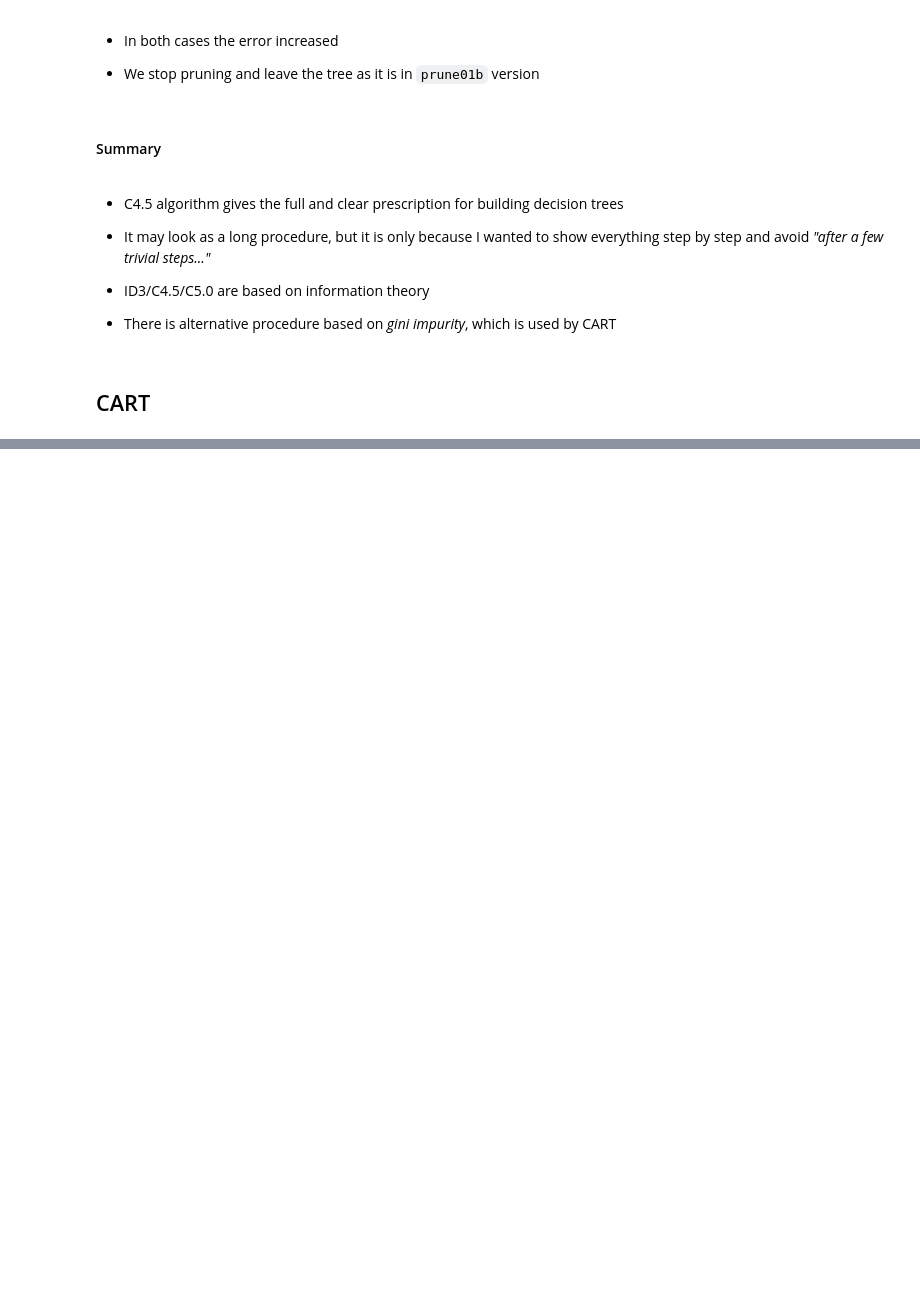
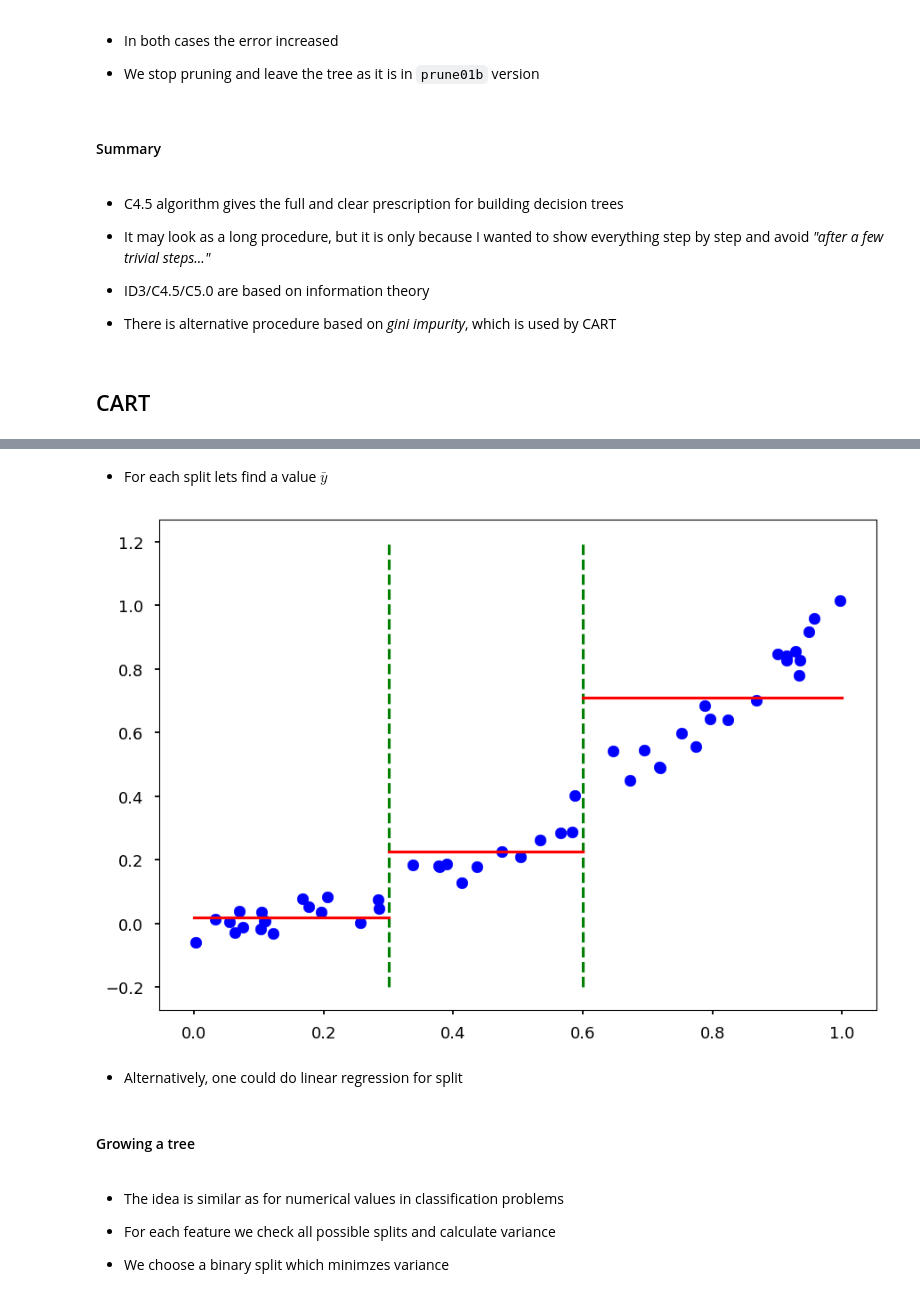
Before and after one commit to TomaszGolan/introduction_to_machine_learning, a Jupyter notebook: docs/notebooks/introduction_to_machine_learning_02_dt.ipynb, the cells around one changed output, grey strips where cells are left out. Saved outputs shown, nothing was run; the diff lists cells and outputs as text; code cells hidden in the pictures; blank space fills up the shorter version.

```diff
--- a/docs/notebooks/introduction_to_machine_learning_02_dt.ipynb
+++ b/docs/notebooks/introduction_to_machine_learning_02_dt.ipynb
@@ -1350,0 +1619,40 @@ accuracy(orange_valid, tree_prune02b)
+# %% [markdown]
+* For each split lets find a value $\bar y$
+# %%
+def avg(X, Y, x_min, x_max):
+  """Return the average value in (x_min, x_max) range"""
+  n = 0    # number of samples in given split
+  avg = 0  # average value
+
+  for x, y in zip(X, Y):
+    if x >= x_min and x < x_max:
+      n += 1
+      avg += y
+
+  return avg / n
+# %%
+plt.scatter(X, Y, color='b')
+
+plt.plot([0.3, 0.3], [-0.2, 1.2], 'g--')
+plt.plot([0.6, 0.6], [-0.2, 1.2], 'g--')
+
+y = avg(X, Y, 0, 0.3)
+plt.plot([0.0, 0.3], [y, y], 'r')
+
+y = avg(X, Y, 0.3, 0.6)
+plt.plot([0.3, 0.6], [y, y], 'r')
+
+y = avg(X, Y, 0.6, 1)
+plt.plot([0.6, 1.0], [y, y], 'r');
+# %% [output]
+[figure, added]
+# %% [markdown]
+* Alternatively, one could do linear regression for split
+# %% [markdown]
+#### Growing a tree
+# %% [markdown]
+* The idea is similar as for numerical values in classification problems
+
+* For each feature we check all possible splits and calculate variance
+
+* We choose a binary split which minimzes variance
```
Also changed, not shown: parts of 120 cells of this notebook, 26 other files.
